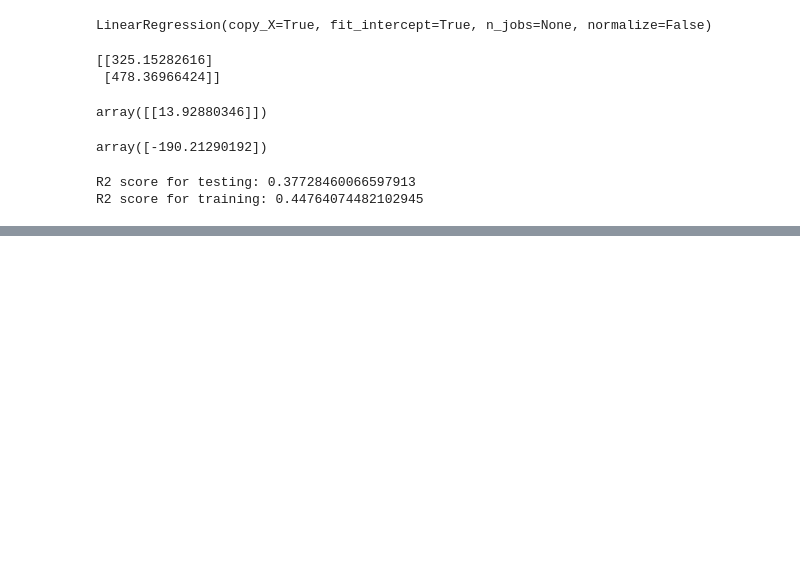
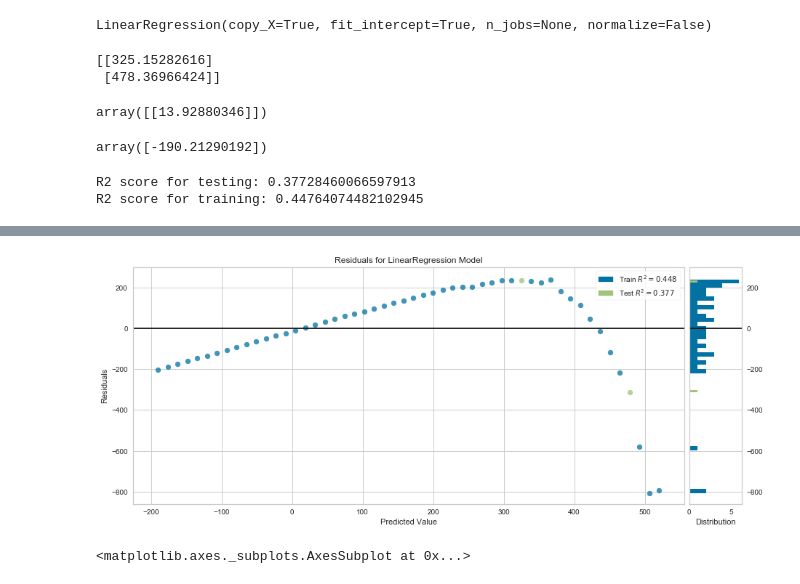
Before and after one commit to ifaizankhan/Apache-Spark-Project, a Jupyter notebook: python_testing/Preprocessing-data-pandas.ipynb, the cells around one changed output, grey strips where cells are left out. Drawn from its saved outputs; the diff is of its cells as text; code cells hidden in the pictures; blank space fills up the shorter version.

```diff
--- a/python_testing/Preprocessing-data-pandas.ipynb
+++ b/python_testing/Preprocessing-data-pandas.ipynb
@@ -196,0 +212,11 @@ R2 score for training: 0.44764074482102945
+# %%
+from yellowbrick.regressor import ResidualsPlot
+
+plt.figure(figsize=(15,6))
+visualizer = ResidualsPlot(model,hist=True)
+visualizer.fit(xtrain.values, ytrain.values)
+visualizer.score(xtest.values, ytest.values)
+visualizer.poof()
+# %% [output]
+[figure, added]
+<matplotlib.axes._subplots.AxesSubplot at 0x...>
```
Also changed, not shown: parts of 1 cell of this notebook.
